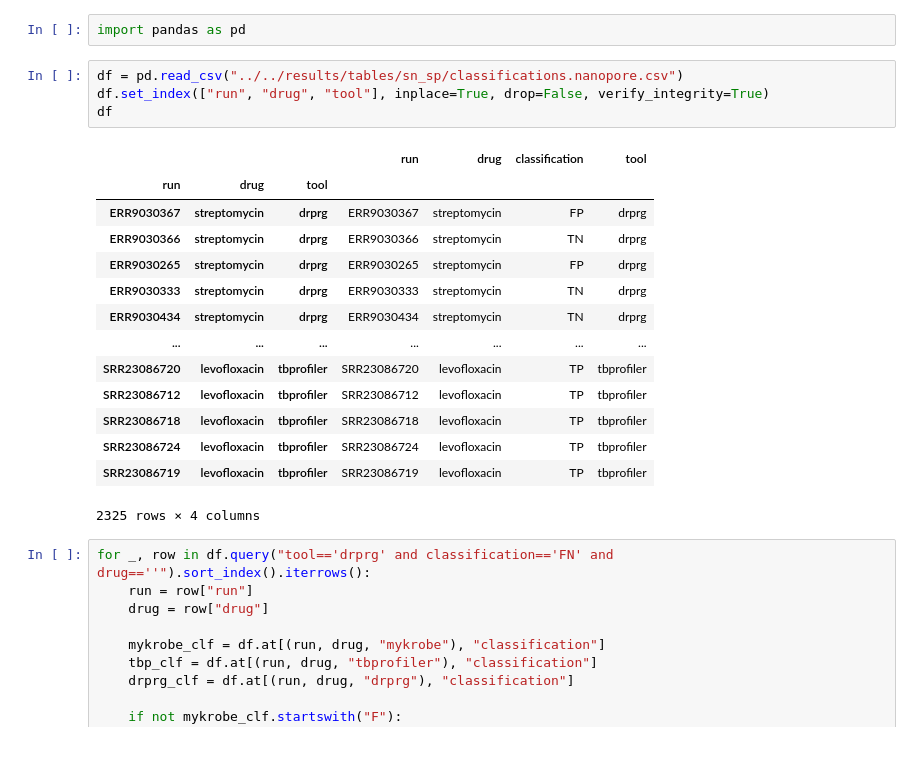
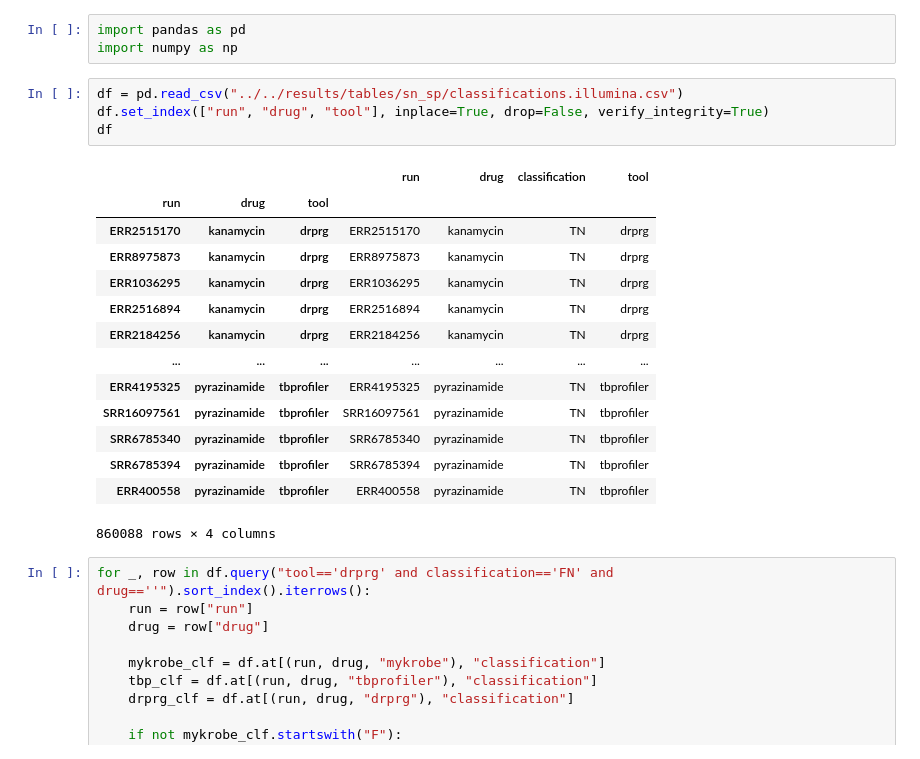
Before and after one commit to mbhall88/drprg-paper, a Jupyter notebook: workflow/notebook/improve_sn_and_sp.ipynb, the cells around one changed output. Cells and saved outputs as stored; diff of their text form.

```diff
--- a/workflow/notebook/improve_sn_and_sp.ipynb
+++ b/workflow/notebook/improve_sn_and_sp.ipynb
@@ -1,24 +1,25 @@
 # %%
 import pandas as pd
+import numpy as np
 # %%
-df = pd.read_csv("../../results/tables/sn_sp/classifications.nanopore.csv")
+df = pd.read_csv("../../results/tables/sn_sp/classifications.illumina.csv")
 df.set_index(["run", "drug", "tool"], inplace=True, drop=False, verify_integrity=True)
 df
 # %% [output]
 |  |  |  | run | drug | classification | tool |
 | run | drug | tool |  |  |  |  |
-| ERR9030367 | streptomycin | drprg | ERR9030367 | streptomycin | FP | drprg |
-| ERR9030366 | streptomycin | drprg | ERR9030366 | streptomycin | TN | drprg |
-| ERR9030265 | streptomycin | drprg | ERR9030265 | streptomycin | FP | drprg |
-| ERR9030333 | streptomycin | drprg | ERR9030333 | streptomycin | TN | drprg |
-| ERR9030434 | streptomycin | drprg | ERR9030434 | streptomycin | TN | drprg |
+| ERR2515170 | kanamycin | drprg | ERR2515170 | kanamycin | TN | drprg |
+| ERR8975873 | kanamycin | drprg | ERR8975873 | kanamycin | TN | drprg |
+| ERR1036295 | kanamycin | drprg | ERR1036295 | kanamycin | TN | drprg |
+| ERR2516894 | kanamycin | drprg | ERR2516894 | kanamycin | TN | drprg |
+| ERR2184256 | kanamycin | drprg | ERR2184256 | kanamycin | TN | drprg |
 | ... | ... | ... | ... | ... | ... | ... |
-| SRR23086720 | levofloxacin | tbprofiler | SRR23086720 | levofloxacin | TP | tbprofiler |
-| SRR23086712 | levofloxacin | tbprofiler | SRR23086712 | levofloxacin | TP | tbprofiler |
-| SRR23086718 | levofloxacin | tbprofiler | SRR23086718 | levofloxacin | TP | tbprofiler |
-| SRR23086724 | levofloxacin | tbprofiler | SRR23086724 | levofloxacin | TP | tbprofiler |
-| SRR23086719 | levofloxacin | tbprofiler | SRR23086719 | levofloxacin | TP | tbprofiler |
+| ERR4195325 | pyrazinamide | tbprofiler | ERR4195325 | pyrazinamide | TN | tbprofiler |
+| SRR16097561 | pyrazinamide | tbprofiler | SRR16097561 | pyrazinamide | TN | tbprofiler |
+| SRR6785340 | pyrazinamide | tbprofiler | SRR6785340 | pyrazinamide | TN | tbprofiler |
+| SRR6785394 | pyrazinamide | tbprofiler | SRR6785394 | pyrazinamide | TN | tbprofiler |
+| ERR400558 | pyrazinamide | tbprofiler | ERR400558 | pyrazinamide | TN | tbprofiler |
-2325 rows × 4 columns
+860088 rows × 4 columns
 # %%
 for _, row in df.query("tool=='drprg' and classification=='FN' and drug==''").sort_index().iterrows():
     run = row["run"]
```
Also changed, not shown: parts of 57 cells of this notebook, 1 other file.
